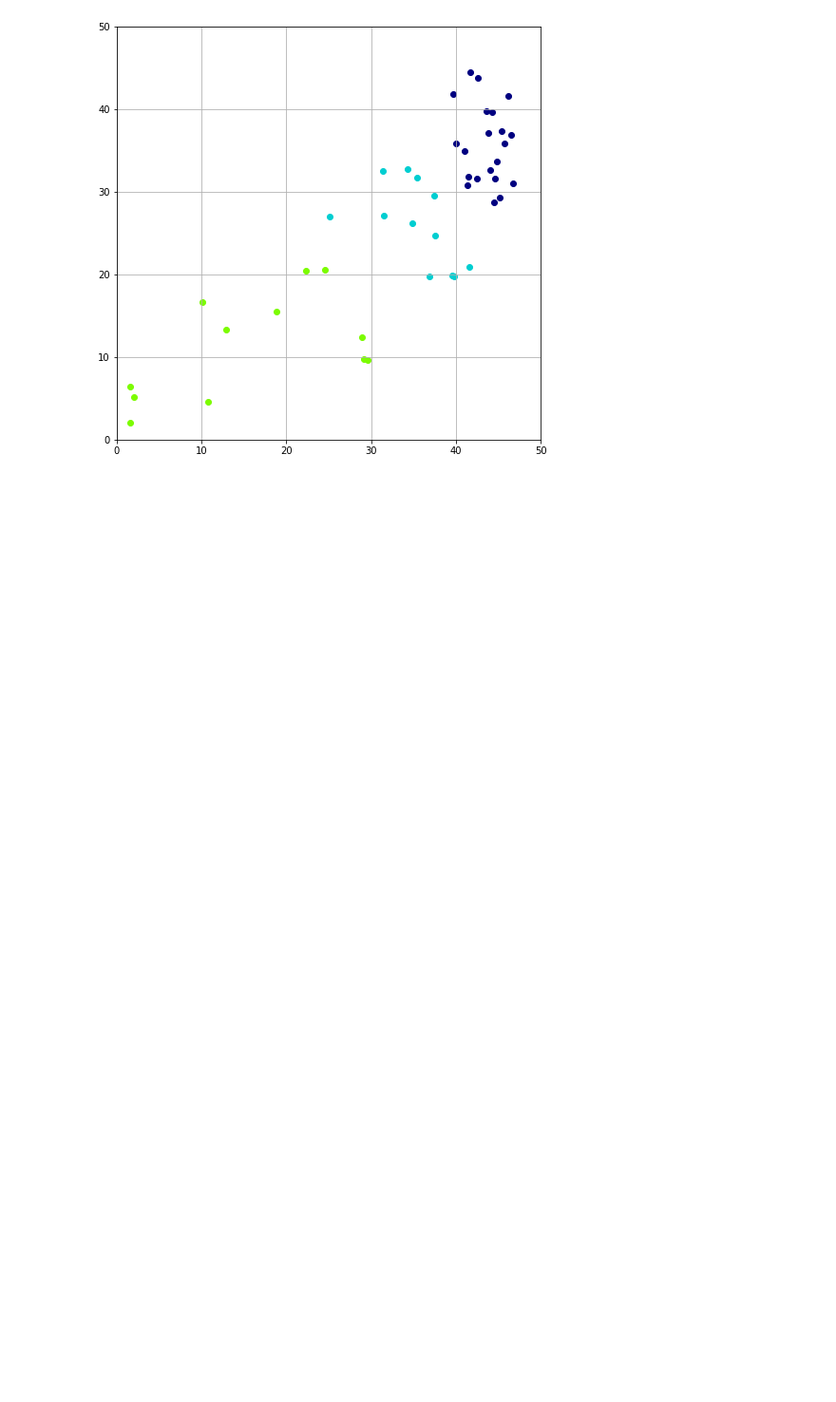
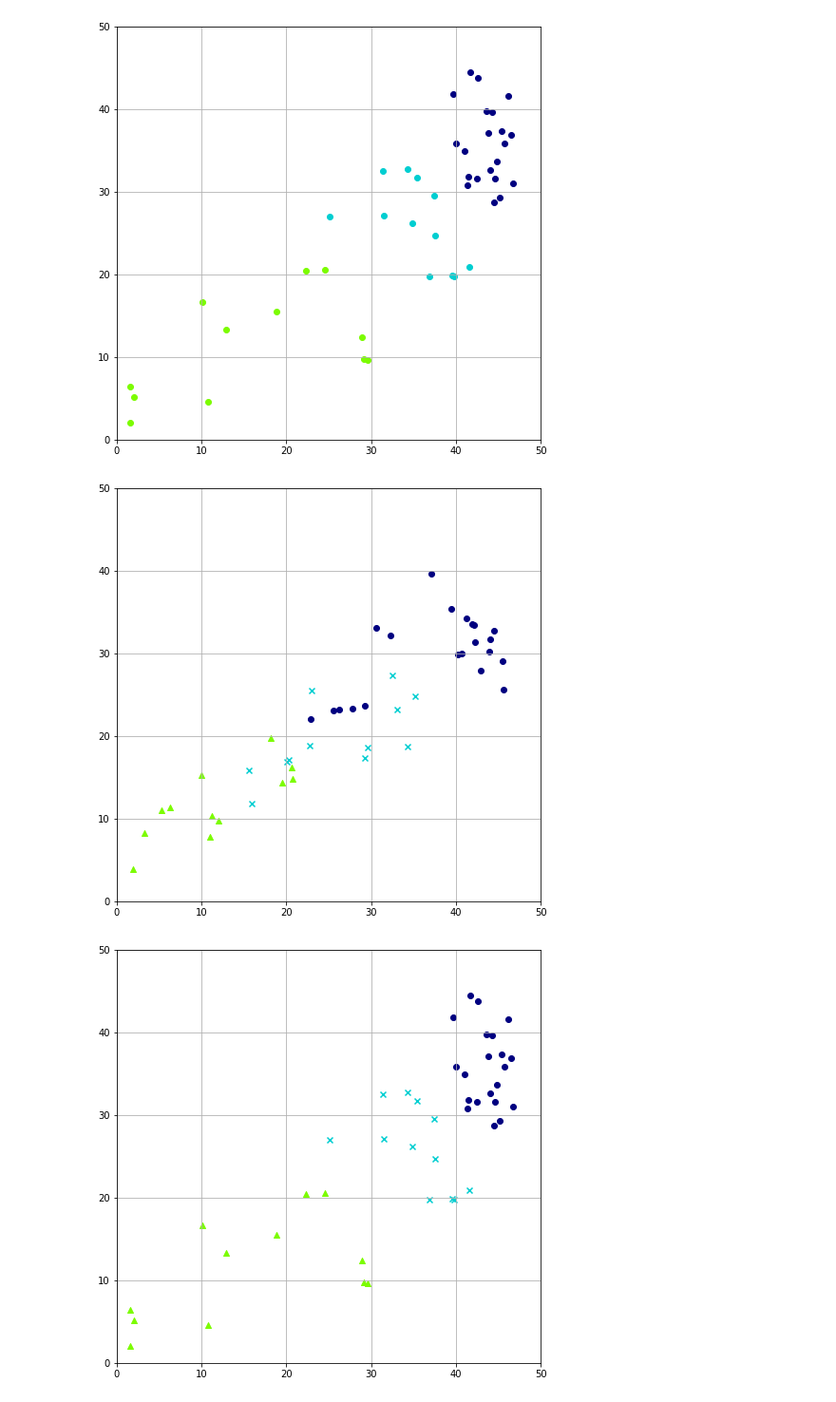
Before and after one commit to takitaki7474/m2-research-prototype, a Jupyter notebook: notebook/eval/eval8.ipynb, the cells around one changed output. Shown at 95% size. Cells and saved outputs as stored; diff of their text form; code cells hidden in the pictures; blank space fills up the shorter version.

Commit message:
Update figure

```diff
--- a/notebook/eval/eval8.ipynb
+++ b/notebook/eval/eval8.ipynb
@@ -66,3 +66,28 @@ plt.grid(True)
 # %% [output]
 [figure]
 [figure]
+# %%
+points = [4, 8, 15]
+
+indexes = [0,1,2]
+fig2 = plt.figure(figsize=(8,8))
+for index in indexes:
+    plt.scatter(conv_train_err_speeds[index][:points[0]], conv_test_err_speeds[index][:points[0]], c="lawngreen", marker="^")
+    plt.scatter(conv_train_err_speeds[index][points[0]:points[1]], conv_test_err_speeds[index][points[0]:points[1]], c="darkturquoise", marker="x")
+    plt.scatter(conv_train_err_speeds[index][points[1]: points[2]], conv_test_err_speeds[index][points[1]: points[2]], c="navy")
+plt.xlim(0, 50)
+plt.ylim(0, 50)
+plt.grid(True)
+
+indexes = [0,1,2]
+fig1 = plt.figure(figsize=(8,8))
+for index in indexes:
+    plt.scatter(prop_train_err_speeds[index][:points[0]], prop_test_err_speeds[index][:points[0]], c="lawngreen", marker="^")
+    plt.scatter(prop_train_err_speeds[index][points[0]: points[1]], prop_test_err_speeds[index][points[0]: points[1]], c="darkturquoise", marker="x")
+    plt.scatter(prop_train_err_speeds[index][points[1]: points[2]], prop_test_err_speeds[index][points[1]: points[2]], c="navy")
+plt.xlim(0, 50)
+plt.ylim(0, 50)
+plt.grid(True)
+# %% [output]
+[figure, added]
+[figure, added]
```
